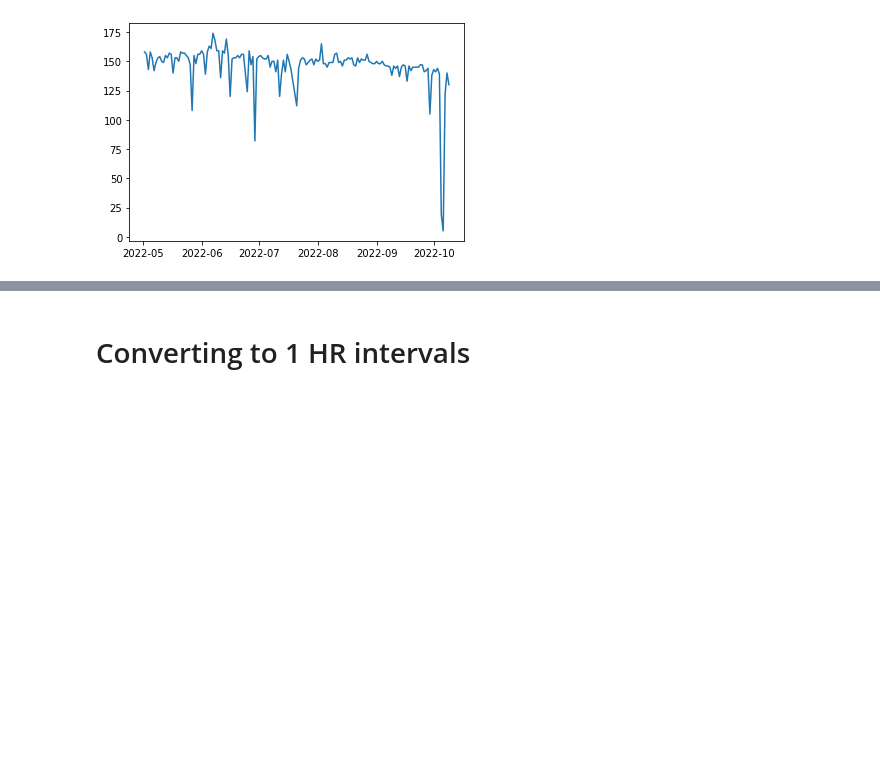
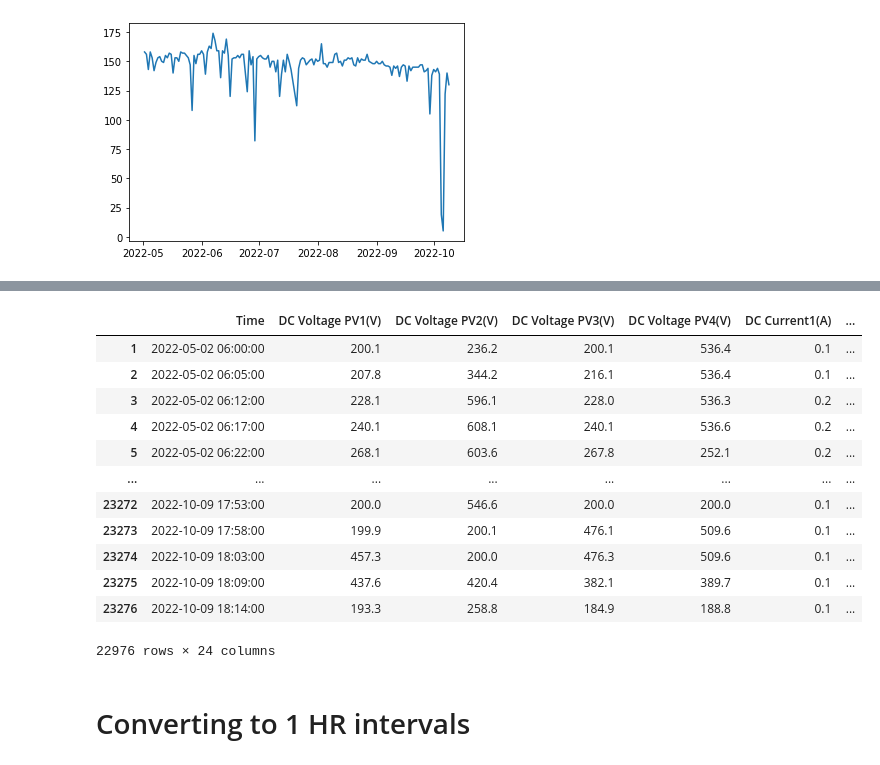
Before and after one commit to AksharaReddyPatlannagari/MAJOR-PROJECT, a Jupyter notebook: processing.ipynb, the cells around one changed output, grey strips where cells are left out. Drawn from its saved outputs; the diff is of its cells as text; code cells hidden in the pictures; blank space fills up the shorter version.

```diff
--- a/processing.ipynb
+++ b/processing.ipynb
@@ -327,3 +364,20 @@ plt.show()
+# %%
+d1=d1[d1['Time'].apply(lambda x: x.time()) >= time(6,00,00)]
+d1
+# %% [output]
+|  | Time | DC Voltage PV1(V) | DC Voltage PV2(V) | DC Voltage PV3(V) | DC Voltage PV4(V) | DC Current1(A) | ... |
+| 1 | 2022-05-02 06:00:00 | 200.1 | 236.2 | 200.1 | 536.4 | 0.1 | ... |
+| 2 | 2022-05-02 06:05:00 | 207.8 | 344.2 | 216.1 | 536.4 | 0.1 | ... |
+| 3 | 2022-05-02 06:12:00 | 228.1 | 596.1 | 228.0 | 536.3 | 0.2 | ... |
+| 4 | 2022-05-02 06:17:00 | 240.1 | 608.1 | 240.1 | 536.6 | 0.2 | ... |
+| 5 | 2022-05-02 06:22:00 | 268.1 | 603.6 | 267.8 | 252.1 | 0.2 | ... |
+| ... | ... | ... | ... | ... | ... | ... | ... |
+| 23272 | 2022-10-09 17:53:00 | 200.0 | 546.6 | 200.0 | 200.0 | 0.1 | ... |
+| 23273 | 2022-10-09 17:58:00 | 199.9 | 200.1 | 476.1 | 509.6 | 0.1 | ... |
+| 23274 | 2022-10-09 18:03:00 | 457.3 | 200.0 | 476.3 | 509.6 | 0.1 | ... |
+| 23275 | 2022-10-09 18:09:00 | 437.6 | 420.4 | 382.1 | 389.7 | 0.1 | ... |
+| 23276 | 2022-10-09 18:14:00 | 193.3 | 258.8 | 184.9 | 188.8 | 0.1 | ... |
+22976 rows × 24 columns
 # %% [markdown]
 # Converting to 1 HR intervals
 # %%
```
Also changed, not shown: parts of 6 cells of this notebook, 2 other files.
